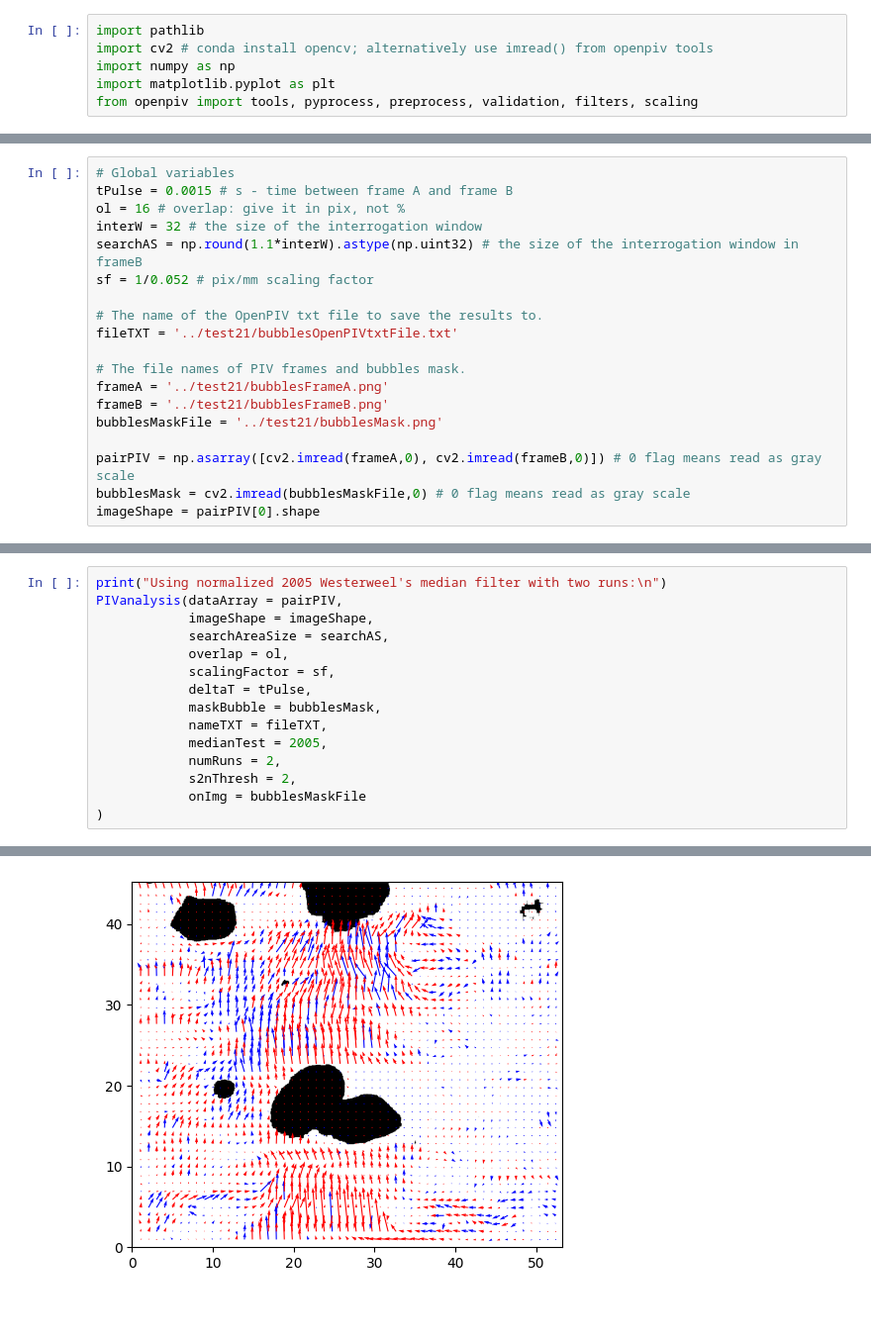
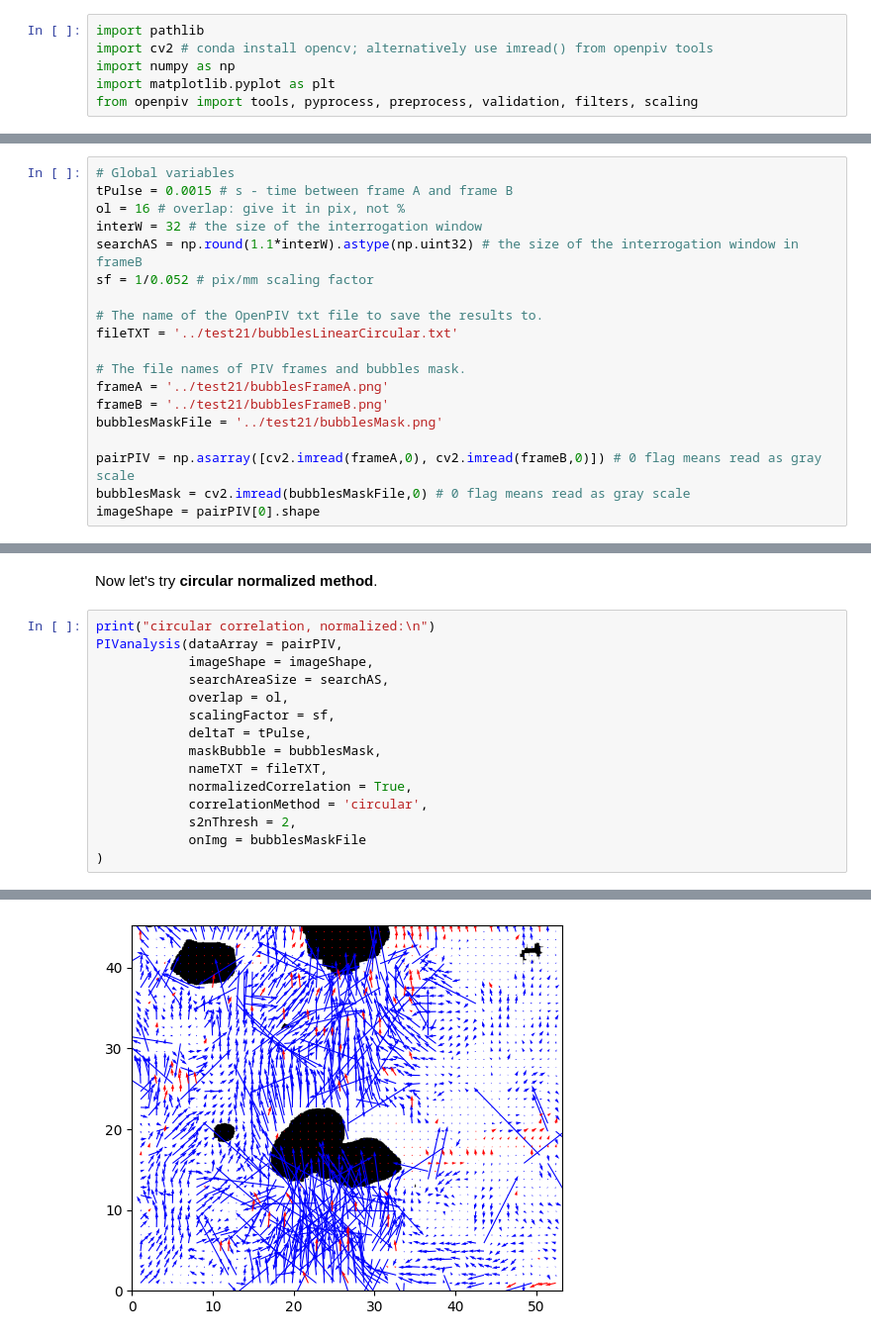
Before and after one commit to OpenPIV/openpiv-python-examples, a Jupyter notebook: notebooks/compare_correlations_algorithms.ipynb, the cells around one changed output, grey strips where cells are left out. Shown at 99% size. Saved outputs shown, nothing was run; the diff lists cells and outputs as text; blank space fills up the shorter version.

```diff
--- a/notebooks/compare_correlations_algorithms.ipynb
+++ b/notebooks/compare_correlations_algorithms.ipynb
@@ -252,7 +192,7 @@ searchAS = np.round(1.1*interW).astype(np.uint32) # the size of the interrogatio
 sf = 1/0.052 # pix/mm scaling factor
 
 # The name of the OpenPIV txt file to save the results to.
-fileTXT = '../test21/bubblesOpenPIVtxtFile.txt'
+fileTXT = '../test21/bubblesLinearCircular.txt'
 
 # The file names of PIV frames and bubbles mask.
 frameA = '../test21/bubblesFrameA.png'
@@ -319,5 +264,7 @@ and replaced with the average of their neighbouring vectors):
+# %% [markdown]
+Now let's try **circular normalized method**.
 # %%
-print("Using normalized 2005 Westerweel's median filter with two runs:\n")
+print("circular correlation, normalized:\n")
 PIVanalysis(dataArray = pairPIV,
             imageShape = imageShape,
             searchAreaSize = searchAS,
@@ -326,8 +273,8 @@ PIVanalysis(dataArray = pairPIV,
             deltaT = tPulse,
             maskBubble = bubblesMask,
             nameTXT = fileTXT,
-            medianTest = 2005,
-            numRuns = 2,
+            normalizedCorrelation = True,
+            correlationMethod = 'circular',
             s2nThresh = 2,
             onImg = bubblesMaskFile
 )
@@ -342,5 +286,5 @@ invalitOutliersPercent=59.37
 
 The resultant velocity field (red are vectors that were validated as outliers
 and replaced with the average of their neighbouring vectors):
-[figure, old version]
+[figure, new version]
 # %% [markdown]
```
Also changed, not shown: parts of 17 cells of this notebook, 1 other file.
